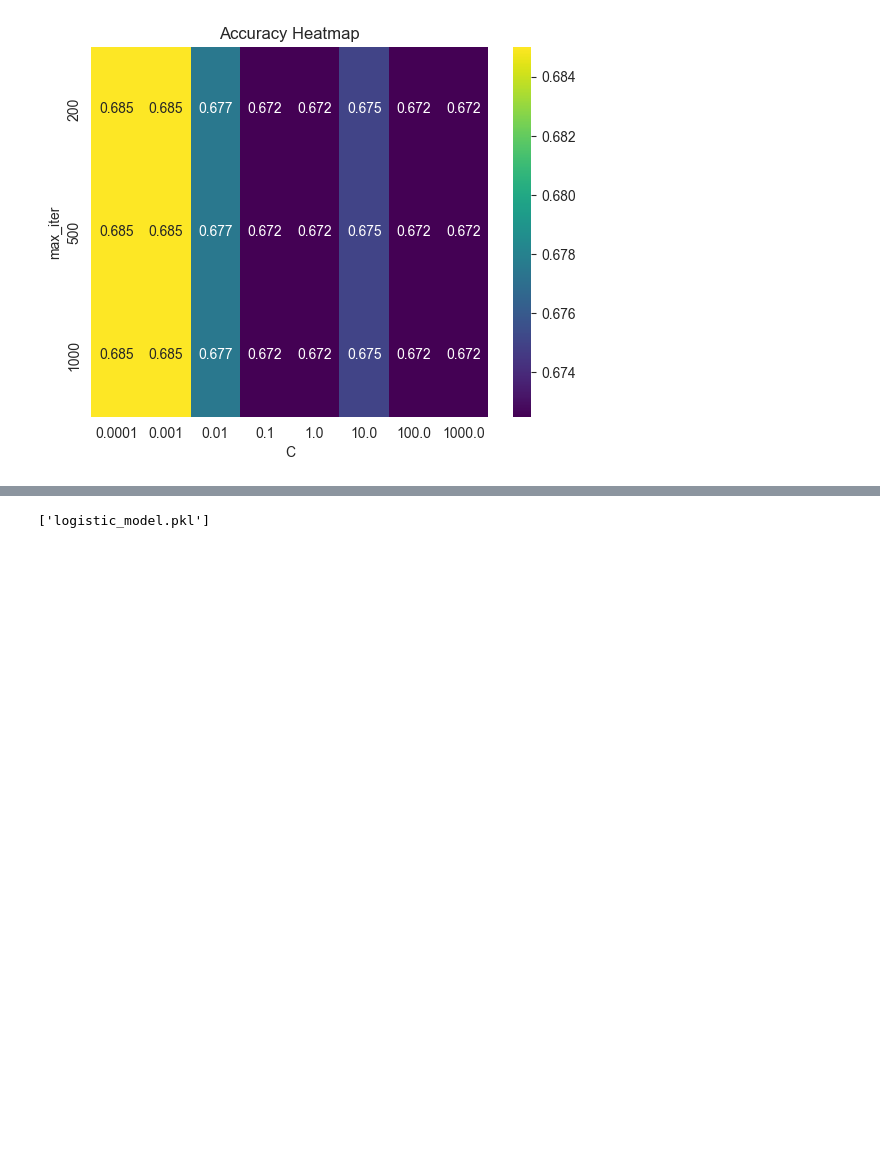
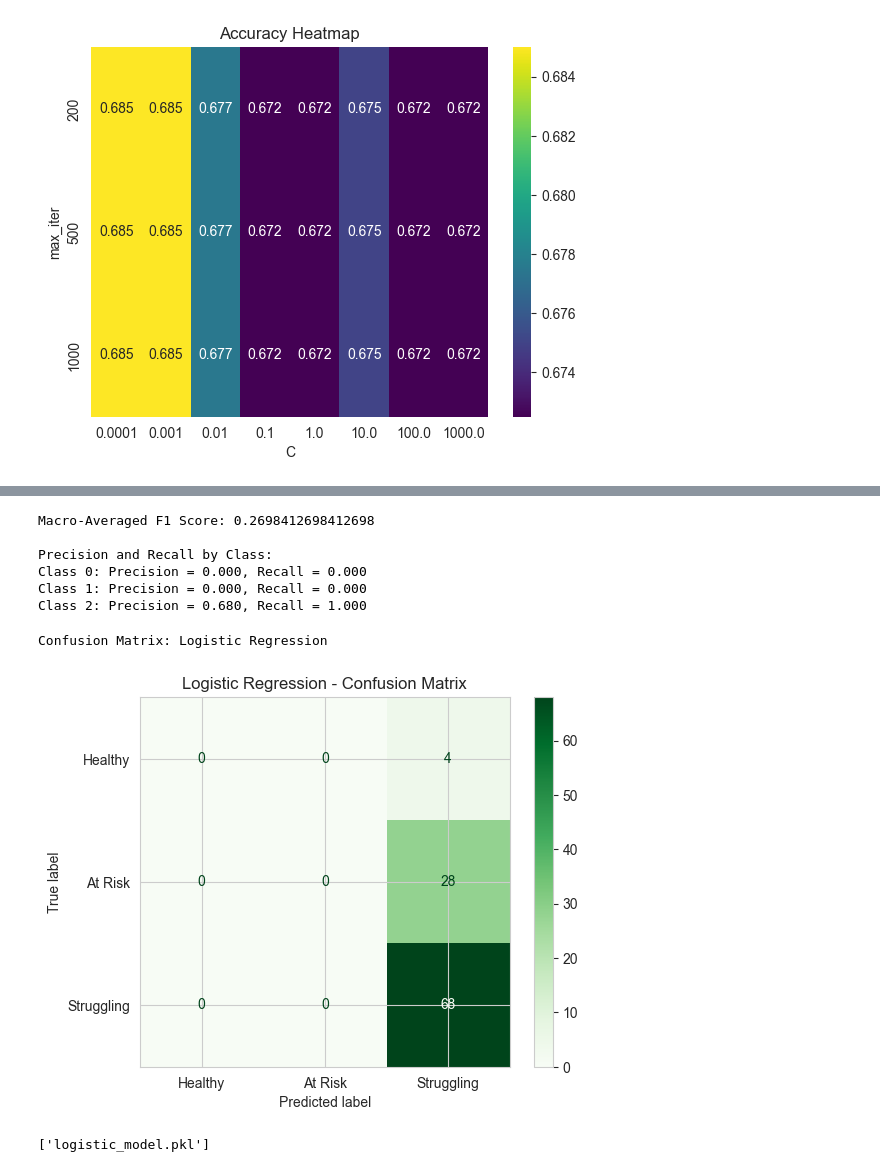
Before and after one commit to rubysmac/AI4ALL-Ignite-SU25, a Jupyter notebook: LogisticRegression.ipynb, the cells around one changed output, grey strips where cells are left out. Cells and saved outputs as stored; diff of their text form; code cells hidden in the pictures; blank space fills up the shorter version.

```diff
--- a/LogisticRegression.ipynb
+++ b/LogisticRegression.ipynb
@@ -69,3 +73,6 @@ plt.ylabel("max_iter")
 plt.show()
 # %% [output]
 [figure]
+# %%
+inner_cv = StratifiedKFold(n_splits=3, shuffle=True, random_state=42)
+outer_cv = StratifiedKFold(n_splits=5, shuffle=True, random_state=42)
@@ -92,3 +138,34 @@ Accuracy: 0.67
+# %%
+f1 = f1_score(y_test, y_test_pred, average='macro')
+print("Macro-Averaged F1 Score:", f1)
+
+precision = precision_score(y_test, y_test_pred, average=None)
+recall = recall_score(y_test, y_test_pred, average=None)
+
+class_labels = sorted(y_test.unique())
+
+print("\nPrecision and Recall by Class:")
+for i, label in enumerate(class_labels):
+    print(f"Class {label}: Precision = {precision[i]:.3f}, Recall = {recall[i]:.3f}")
+# %% [output]
+Macro-Averaged F1 Score: 0.2698412698412698
+
+Precision and Recall by Class:
+Class 0: Precision = 0.000, Recall = 0.000
+Class 1: Precision = 0.000, Recall = 0.000
+Class 2: Precision = 0.680, Recall = 1.000
+# %%
+# Confusion Matrix
+cm_lr = confusion_matrix(y_test, y_test_pred)
+disp_lr = ConfusionMatrixDisplay(confusion_matrix=cm_lr,
+                                 display_labels=['Healthy', 'At Risk', 'Struggling'])
+print("Confusion Matrix: Logistic Regression")
+disp_lr.plot(cmap='Greens')
+plt.title("Logistic Regression - Confusion Matrix")
+plt.show()
+# %% [output]
+Confusion Matrix: Logistic Regression
+[figure, added]
 # %%
 import joblib
 joblib.dump(model, 'logistic_model.pkl')
```
Also changed, not shown: parts of 10 cells of this notebook, 2 other files.
